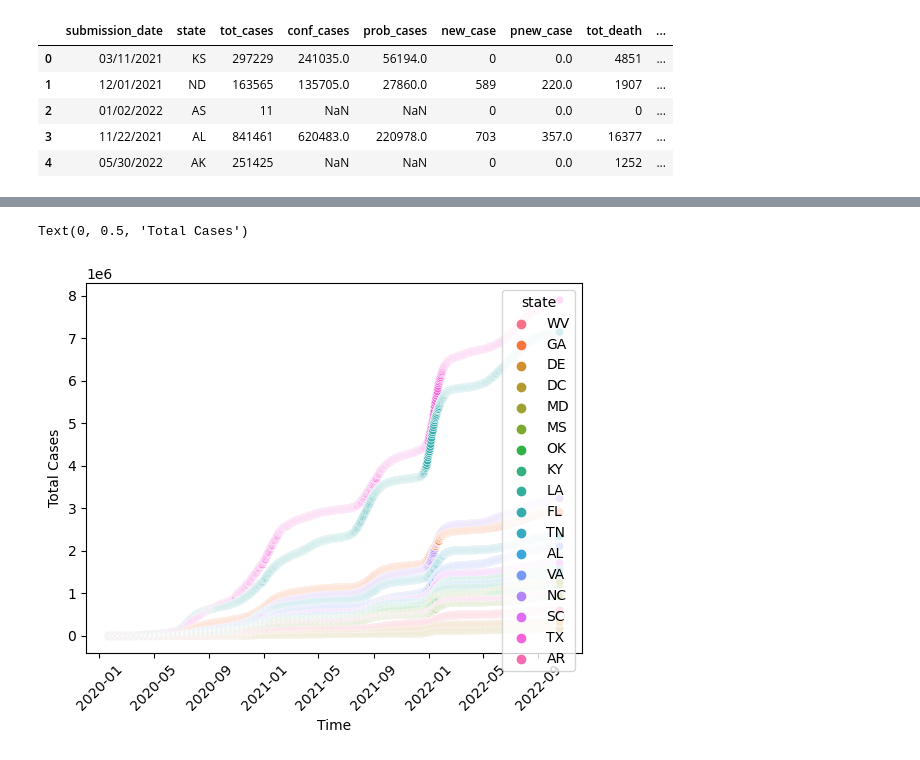
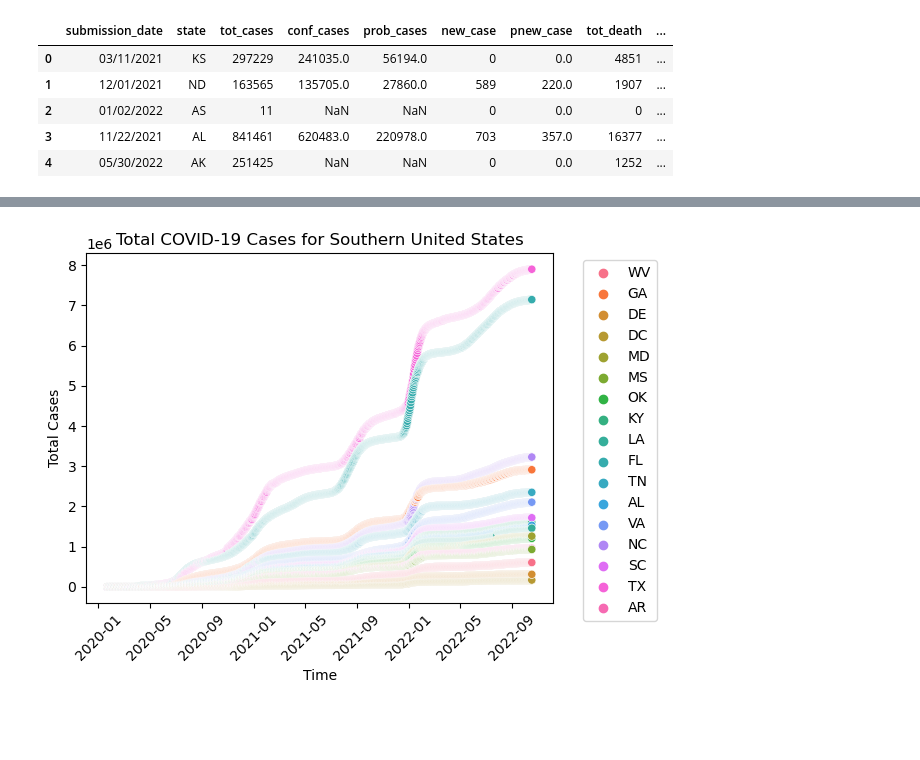
Before and after one commit to kkevin1999/Data_Project_1, a Jupyter notebook: Regional Anylasis.ipynb, the cells around one changed output, grey strips where cells are left out. Saved outputs shown, nothing was run; the diff lists cells and outputs as text; code cells hidden in the pictures; blank space fills up the shorter version.

```diff
--- a/Regional Anylasis.ipynb
+++ b/Regional Anylasis.ipynb
@@ -19,6 +19,6 @@ data_df.head()
 | 4 | 05/30/2022 | AK | 251425 | NaN | NaN | 0 | 0.0 | 1252 | ... |
 # %%
 # Create a copy of DataFrame with columns we need
-reduced_data_df = data_df[["submission_date", "state", "tot_cases", "new_case"]].copy()
+reduced_data_df = data_df[["submission_date", "state", "tot_cases", "new_case","tot_death"]].copy()
 reduced_data_df.head()
 # %% [output]
@@ -173,15 +134,20 @@ Text(0, 0.5, 'Total Cases')
 # %%
+# Southern Region Total Case Timeline
 date = South_data["submission_date"]
 value = South_data["tot_cases"]
 state = South_data["state"]
 
+# Plot
 g =sns.scatterplot(x= date, y=value,
               hue= state,
               data=South_data["tot_cases"]);
 plt.xticks(rotation=45)
 plt.xlabel("Time")
 plt.ylabel("Total Cases")
+plt.title("Total COVID-19 Cases for Southern United States")
+plt.legend(bbox_to_anchor=(1.05, 1.0), loc='upper left')
+plt.tight_layout()
+plt.savefig('Southern_total_cases.png')
 # %% [output]
-Text(0, 0.5, 'Total Cases')
-[figure, old version]
+[figure, new version]
 # %%
```
Also changed, not shown: parts of 15 cells of this notebook, 8 other files.
